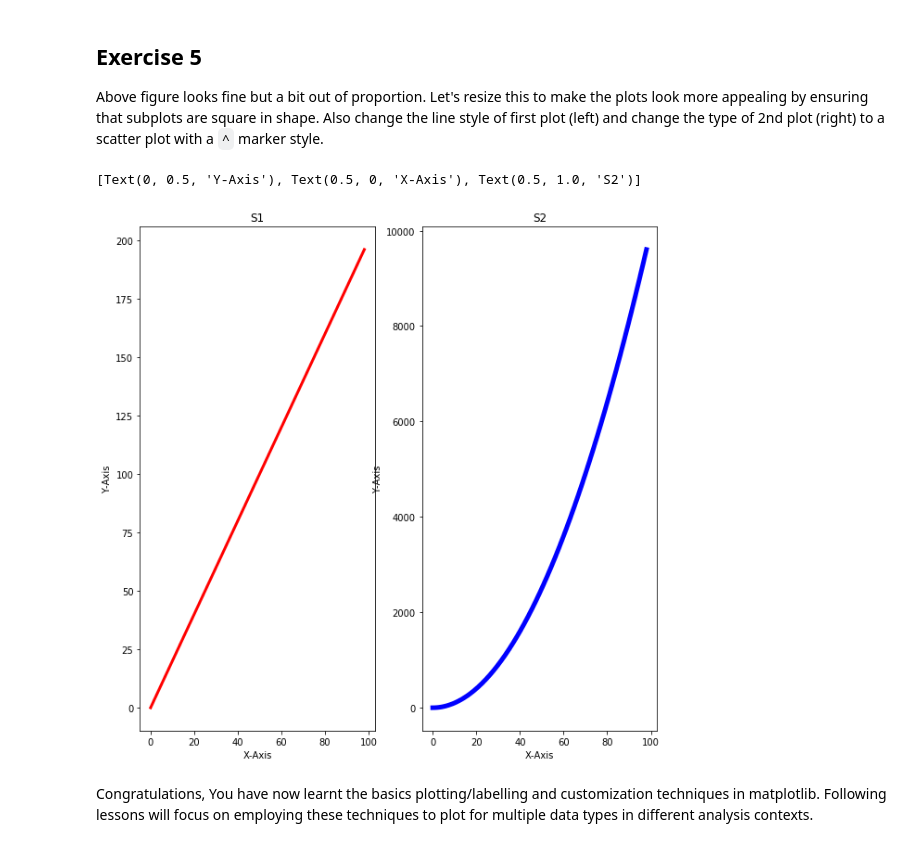
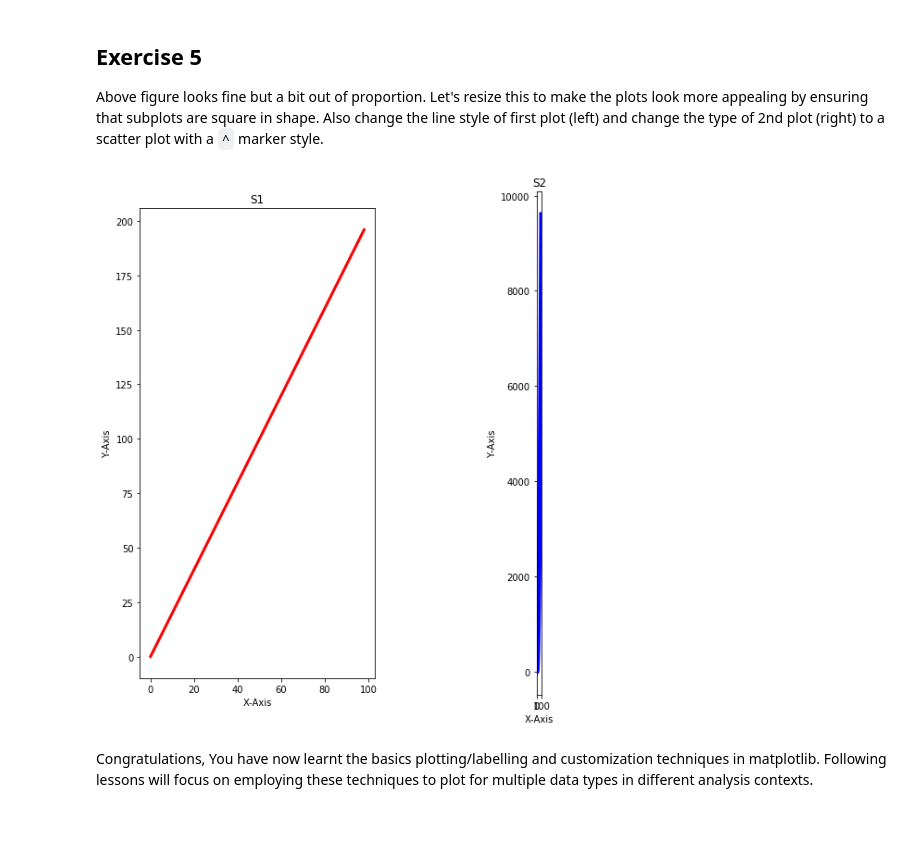
Before and after one commit to NomexHq/ds-matplotlib-intro-lab-nyc-ds-career-031119, a Jupyter notebook: index.ipynb, the cells around one changed output. Cells and saved outputs as stored; diff of their text form; code cells hidden in the pictures.

```diff
--- a/index.ipynb
+++ b/index.ipynb
@@ -172,15 +172,16 @@ Above figure looks fine but a bit out of proportion. Let's resize this to make t
 # %%
 fig = plt.figure(figsize = (10,10))
 sub1 = fig.add_subplot(121)
 sub1.plot(x,y, linewidth=3.0, color ='red')
 sub1.set(title='S1', ylabel='Y-Axis', xlabel ='X-Axis')
+sub1.set_aspect('equal', adjustable='box')
 
 sub2 = fig.add_subplot(122)
 sub2.plot(x,z, linewidth=5.0, color='blue')
 sub2.set(title='S2', ylabel='Y-Axis', xlabel='X-Axis')
+sub2.set_aspect('equal', adjustable='box')
 # %% [output]
-[Text(0, 0.5, 'Y-Axis'), Text(0.5, 0, 'X-Axis'), Text(0.5, 1.0, 'S2')]
-[figure, old version]
+[figure, new version]
 # %% [markdown]
 Congratulations, You have now learnt the basics plotting/labelling and customization techniques in matplotlib. Following lessons will focus on employing these techniques to plot for multiple data types in different analysis contexts.
 # %% [markdown]
```
